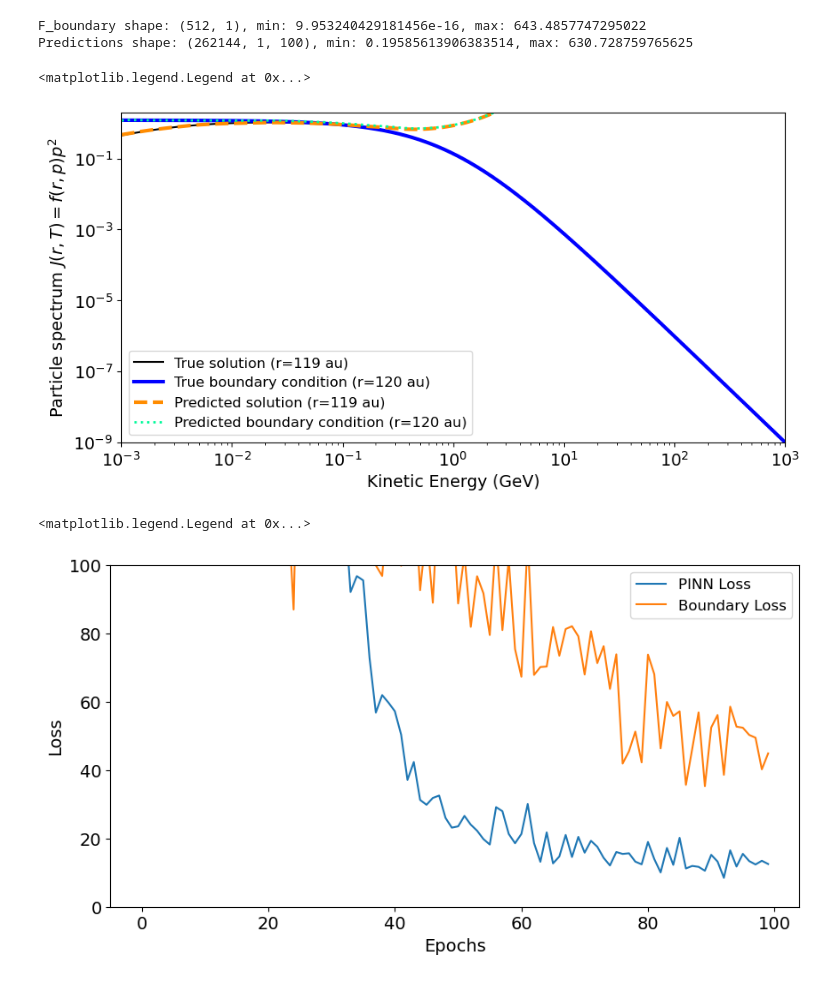
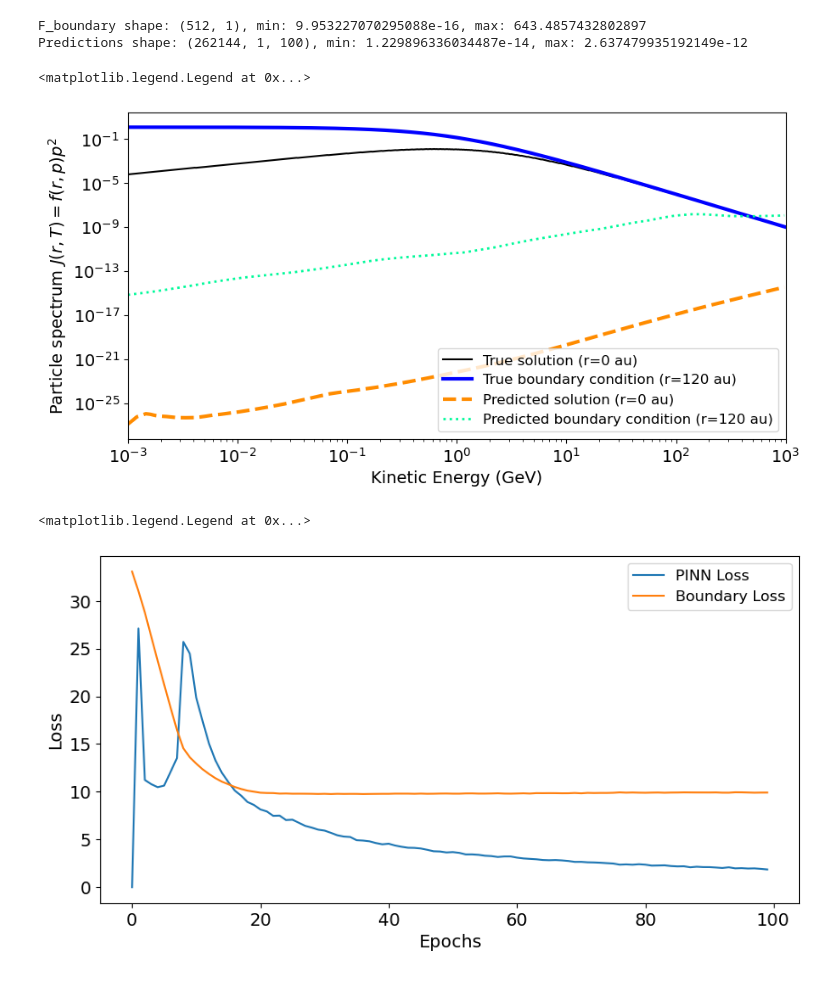
Before and after one commit to linneawolniewicz/pinns, a Jupyter notebook: sherpa/study/visualize.ipynb, the cells around one changed output. Saved outputs shown, nothing was run; the diff lists cells and outputs as text; code cells hidden in the pictures.

```diff
--- a/sherpa/study/visualize.ipynb
+++ b/sherpa/study/visualize.ipynb
@@ -10,6 +14,6 @@ mpl.rcParams.update({'font.size': 14})
 # %%
-trial_id = 16
-n_run = 70
+trial_id = 0
+n_run = 40
 
 # Load PINN outputs
 with open('./pickles/pinn_loss_sherpa_' + str(n_run) + '_trial_id_' + str(trial_id) + '.pkl', 'rb') as file:
@@ -21,17 +25,25 @@ with open('pickles/boundary_loss_sherpa_' + str(n_run) + '_trial_id_' + str(tria
 with open('pickles/predictions_sherpa_' + str(n_run) + '_trial_id_' + str(trial_id) + '.pkl', 'rb') as file:
     predictions = pkl.load(file)
 
-with open('pickles/f_boundary.pkl', 'rb') as file:
+with open(DATA_PATH + '/f_boundary.pkl', 'rb') as file:
     f_boundary = pkl.load(file)
 
-with open('pickles/p.pkl', 'rb') as file:
+with open(DATA_PATH + '/p.pkl', 'rb') as file:
     p = pkl.load(file)
 
-with open('pickles/T.pkl', 'rb') as file:
+with open(DATA_PATH + '/T.pkl', 'rb') as file:
     T = pkl.load(file)
 
-with open('pickles/r.pkl', 'rb') as file:
+with open(DATA_PATH + '/r.pkl', 'rb') as file:
     r = pkl.load(file)
+
+with open(DATA_PATH + '/J.pkl', 'rb') as file:
+    J = pkl.load(file)
+# %%
+# Scale prediction and f_boundary back to real space
+f_bound = np.array([-34.54346331847909, 6.466899920699378], dtype='float32')
+f_boundary = np.exp((f_boundary*np.abs(f_bound[1]-f_bound[0])) + f_bound[0])
+predictions = np.exp((predictions*np.abs(f_bound[1]-f_bound[0])) + f_bound[0])
 # %%
 # Get properties
 size = int(np.sqrt(predictions.shape[0]))
@@ -41,46 +53,25 @@ epochs = int(predictions.shape[2])
 print(f'F_boundary shape: {f_boundary.shape}, min: {np.min(f_boundary)}, max: {np.max(f_boundary)}')
 print(f'Predictions shape: {predictions.shape}, min: {np.min(predictions[:, :, -1].reshape((size, size))[-1, :-1])}, max: {np.max(predictions[:, :, -1].reshape((size, size))[-1, :-1])}')
 # %% [output]
-F_boundary shape: (512, 1), min: 9.953240429181456e-16, max: 643.4857747295022
-Predictions shape: (262144, 1, 100), min: 0.19585613906383514, max: 630.728759765625
+F_boundary shape: (512, 1), min: 9.953227070295088e-16, max: 643.4857432802897
+Predictions shape: (262144, 1, 100), min: 1.229896336034487e-14, max: 2.637479935192149e-12
-# %%
-m = 0.938 # GeV/c^2
-
-# Initialize J
-J = np.zeros((size, size))
-J_boundary = (f_boundary*(p**2))[:, 0]
-
-# Define phi
-def phi_func(r):
-    k_0 = 1e11
-    func = np.log((120*150e6)/r)*((150e6*400)/(3*k_0))
-    return func
-
-# For each r, get phi
-for i in range(size):
-    phi = phi_func(r[i])
-
-    # for each T, calculate J[r, T]
-    for j in range(size):
-        where_phi = np.argmin(np.abs(T[:, 0] - (T[j, 0] + phi)))
-        J[i, j] = ((T[j, 0]*(T[j, 0]+2*m))/((T[j, 0]+phi)*(T[j, 0]+phi+2*m))) * J_boundary[where_phi]
 # %%
 # Plot J(r, T)
 fig, ax = plt.subplots(figsize=(10, 5))
 
 ax.loglog(T, J[0, :], label=f'True solution (r={r[0, 0]/150e6:.0f} au)', c='k')
 ax.loglog(T, J[-1, :], label=f'True boundary condition (r={r[-1, 0]/150e6:.0f} au)', c='blue', lw='3')
 ax.loglog(T[:-1], np.expand_dims(predictions[:, :, -1].reshape((size, size))[0, :-1], axis=1)*(p[:-1]**2), label=f'Predicted solution (r={r[0, 0]/150e6:.0f} au)', c='darkorange', lw='3', ls='--')
 ax.loglog(T[:-1], np.expand_dims(predictions[:, :, -1].reshape((size, size))[-1, :-1], axis=1)*(p[:-1]**2), label=f'Predicted boundary condition (r={r[-1, 0]/150e6:.0f} au)', c='mediumspringgreen', lw='2', ls=':')
 
 ax.set_xlabel("Kinetic Energy (GeV)")
 ax.set_ylabel("Particle spectrum $J(r, T) = f(r, p) p^2$")
 ax.set_xlim(1e-3, 1e3)
-ax.set_ylim(1e-9, 2e0)
+# ax.set_ylim(1e-9, 2e0)
 ax.legend(prop={'size': 12})
 # %% [output]
 <matplotlib.legend.Legend at 0x...>
-[figure, old version]
+[figure, new version]
 # %%
 # Plot loss
 fig = plt.figure(figsize=(10, 5))
@@ -88,13 +79,13 @@ fig = plt.figure(figsize=(10, 5))
 plt.plot(pinn_loss, label='PINN Loss')
 plt.plot(boundary_loss, label='Boundary Loss')
 
-plt.ylim(0, 100)
+# plt.ylim(0, 0.01)
 plt.xlabel('Epochs')
 plt.ylabel('Loss')
 plt.legend(prop={'size': 12})
 # %% [output]
 <matplotlib.legend.Legend at 0x...>
-[figure, old version]
+[figure, new version]
 # %%
 # Visualize J(r, T) over the epochs
 for i in range(epochs):
```
Also changed, not shown: parts of 3 cells of this notebook, 25 other files.
